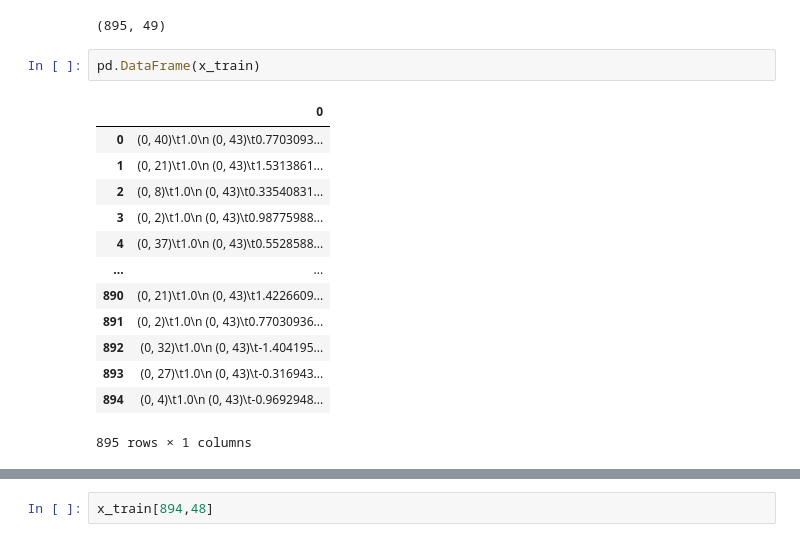
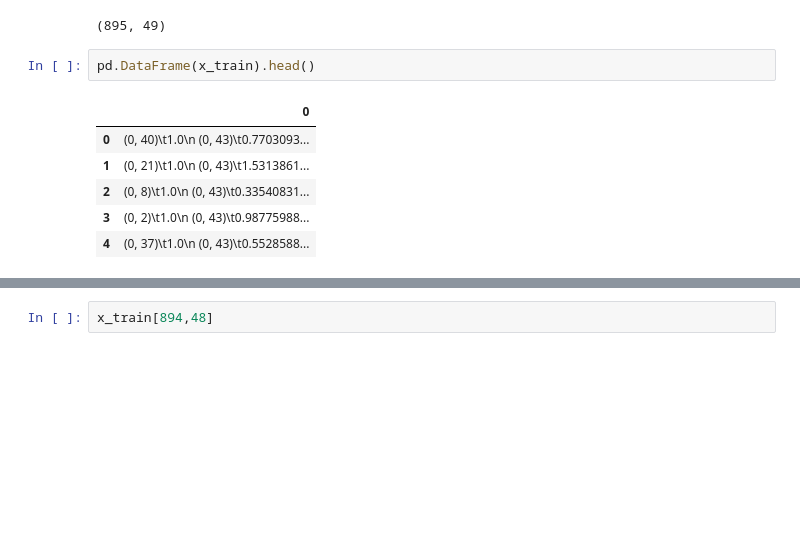
Before and after one commit to Themaoyc/MDA, a Jupyter notebook: Script/Predeict heatwaves.ipynb, the cells around one changed output, grey strips where cells are left out. Cells and saved outputs as stored; diff of their text form; blank space fills up the shorter version.

```diff
--- a/Script/Predeict heatwaves.ipynb
+++ b/Script/Predeict heatwaves.ipynb
@@ -208,18 +208,11 @@ print(x_train.shape)
 # %% [output]
 (895, 49)
 # %%
-pd.DataFrame(x_train)
+pd.DataFrame(x_train).head()
 # %% [output]
 |  | 0 |
 | 0 | (0, 40)\t1.0\n (0, 43)\t0.7703093... |
 | 1 | (0, 21)\t1.0\n (0, 43)\t1.5313861... |
 | 2 | (0, 8)\t1.0\n (0, 43)\t0.33540831... |
 | 3 | (0, 2)\t1.0\n (0, 43)\t0.98775988... |
 | 4 | (0, 37)\t1.0\n (0, 43)\t0.5528588... |
-| ... | ... |
-| 890 | (0, 21)\t1.0\n (0, 43)\t1.4226609... |
-| 891 | (0, 2)\t1.0\n (0, 43)\t0.77030936... |
-| 892 | (0, 32)\t1.0\n (0, 43)\t-1.404195... |
-| 893 | (0, 27)\t1.0\n (0, 43)\t-0.316943... |
-| 894 | (0, 4)\t1.0\n (0, 43)\t-0.9692948... |
-895 rows × 1 columns
```
Also changed, not shown: parts of 2 cells of this notebook.
